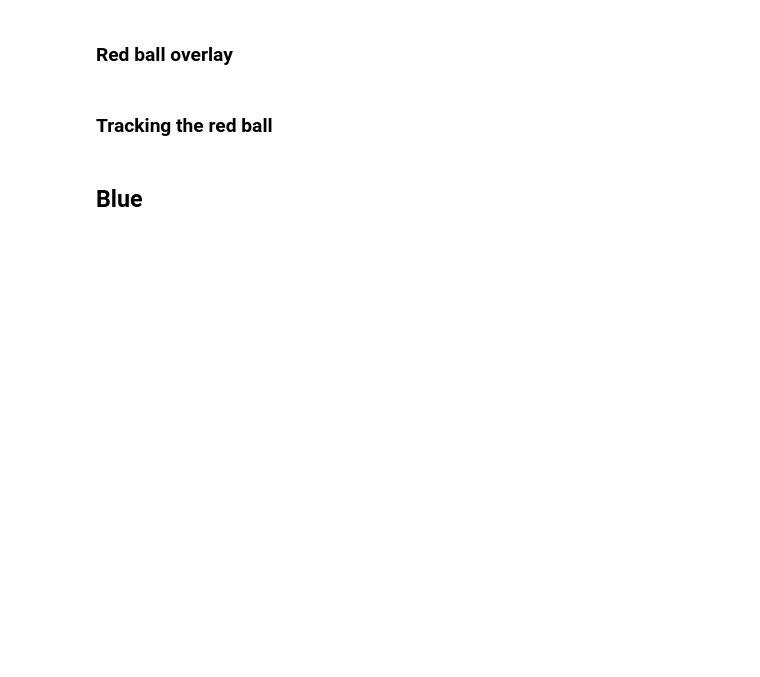
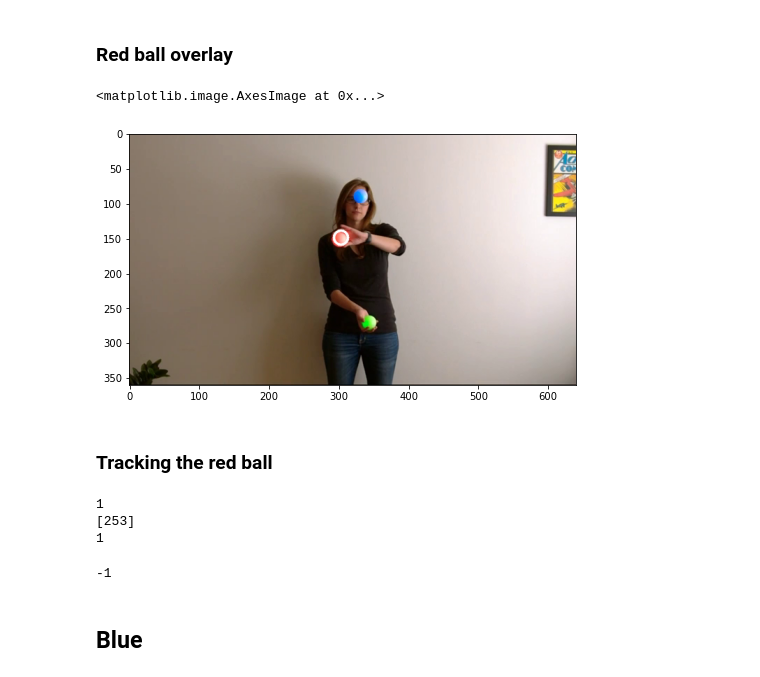
Before and after one commit to GayaGorodecki/JugglingTracker_Python, a Jupyter notebook: Juggling_Project.ipynb, the cells around one changed output. Drawn from its saved outputs; the diff is of its cells as text; code cells hidden in the pictures; blank space fills up the shorter version.

Commit message:
added blue ball tracking and bug fix

```diff
--- a/Juggling_Project.ipynb
+++ b/Juggling_Project.ipynb
@@ -10,19 +10,19 @@ plt.rc('figure', figsize=[8,8]) # set a bigger default figure size
 # %% [markdown]
 ## playing the video as is
 # %%
-# cap = cv2.VideoCapture('P4_juggling.mov')
+cap = cv2.VideoCapture('P4_juggling.mov')
 
-# while True:
-#     ret, frame = cap.read() # read next frame
-#     if ret==True:
-#         frame = cv2.resize(frame, (640, 360))
-#         cv2.imshow('WINDOW_NAME', frame)
+while True:
+    ret, frame = cap.read() # read next frame
+    if ret==True:
+        frame = cv2.resize(frame, (640, 360))
+        cv2.imshow('Original Video', frame)
 
-#         if (cv2.waitKey(1) & 0xff == 27): # ESC key pressed?
-#             break
-#     else:
-#         break
+        if (cv2.waitKey(1) & 0xff == 27): # ESC key pressed?
+            break
+    else:
+        break
 
-# cap.release() # release input video
-# cv2.destroyAllWindows() # delete output window
-# cv2.waitKey(1);
+cap.release() # release input video
+cv2.destroyAllWindows() # delete output window
+cv2.waitKey(1);
@@ -31,13 +56,17 @@ plt.rc('figure', figsize=[8,8]) # set a bigger default figure size
 ## Red
 # %%
 def buildRedMask(frame):
+
+#     Threshold the HSV image to get only red colors
+
     lowerRed = np.array([0,27,217])
-    upperRed = np.array([14,206,255])
+    upperRed = np.array([7,206,255])
 
-    frame = cv2.resize(frame, (640, 360))
-    blur = cv2.GaussianBlur(frame ,(0,0),5)
-    hsvRed = cv2.cvtColor(blur, cv2.COLOR_BGR2HSV)
-    maskRed = cv2.inRange(hsvRed, lowerRed, upperRed)
+    frame = cv2.resize(frame,(640, 360))
+    blur = cv2.GaussianBlur(frame,(0,0),3)
+    hsv = cv2.cvtColor(blur, cv2.COLOR_BGR2HSV)
+    maskRed = cv2.inRange(hsv, lowerRed, upperRed)
+
     return maskRed
 # %%
 cap = cv2.VideoCapture('P4_juggling.mov')
@@ -65,14 +96,43 @@ plt.show()
 # %%
 redBall = contours[0]
 (x,y),radiusRed = cv2.minEnclosingCircle(redBall)
-center = (int(x)-4,int(y))
-radiusRed = int(radiusRed+3)
+center = (int(x),int(y))
+radiusRed = int(radiusRed)
 cv2.circle(frame,center,radiusRed,(255,255,255),2, lineType=cv2.LINE_AA)
 
 frame = cv2.cvtColor(frame, cv2.COLOR_BGR2RGB)
 
 plt.imshow(frame)
+# %% [output]
+<matplotlib.image.AxesImage at 0x...>
+[figure, added]
 # %% [markdown]
 ### Tracking the red ball
+# %%
+cap = cv2.VideoCapture('P4_juggling.mov')
+ret ,frame = cap.read()
+redMask = buildRedMask(frame)
+
+contours, _ = cv2.findContours(redMask, cv2.RETR_EXTERNAL, cv2.CHAIN_APPROX_SIMPLE)
+print(len(contours))
+
+sizes = []
+for i in range(len(contours)):
+    M = cv2.moments(contours[i])
+    sizes.append(M['m00'])
+
+print(np.unique(sizes).astype(np.int64))
+
+ballContours = []
+for i in range(len(contours)):
+    M = cv2.moments(contours[i])
+    if 0<(M['m00'])>70:
+        ballContours.append(contours[i])
+
+print(len(ballContours))
+# %% [output]
+1
+[253]
+1
 # %%
 def redDraw(redMask):
@@ -93,7 +158,7 @@ while(True):
 
         redMask = buildRedMask(frame)
         (x,y) = redDraw(redMask)
-#         cv2.imshow('Red-Track',frame) # display frame in a window
+        cv2.imshow('Red-Track',frame) # display frame in a window
 
         k = cv2.waitKey(1) & 0xff
         if k == 27:
@@ -103,7 +168,9 @@ while(True):
 
 cap.release() # release input video
 cv2.destroyAllWindows() # delete output window
-cv2.waitKey(1);
+cv2.waitKey(1)
+# %% [output]
+-1
 # %% [markdown]
 ## Blue
 # %%
```
Also changed, not shown: parts of 36 cells of this notebook.
